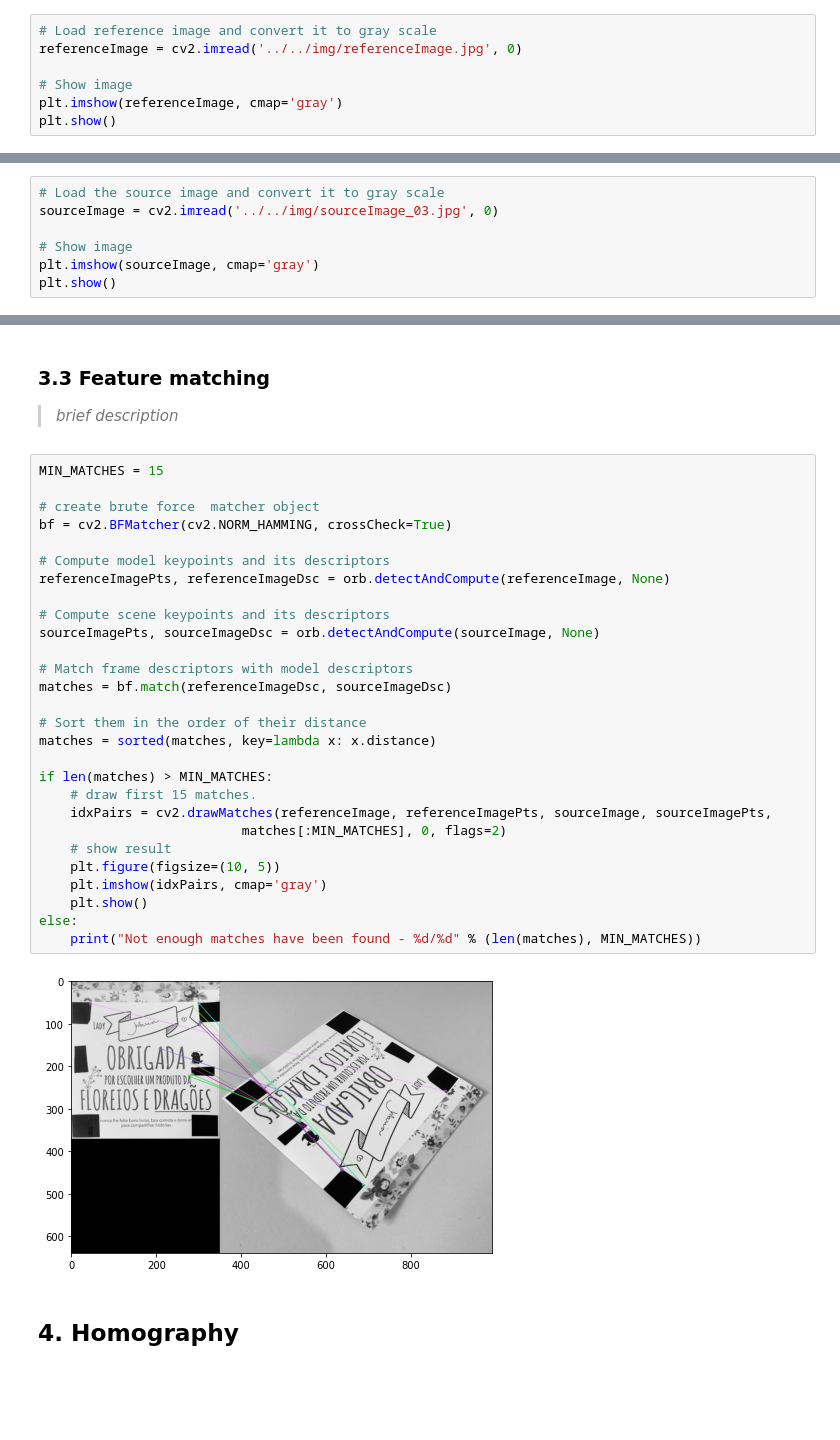
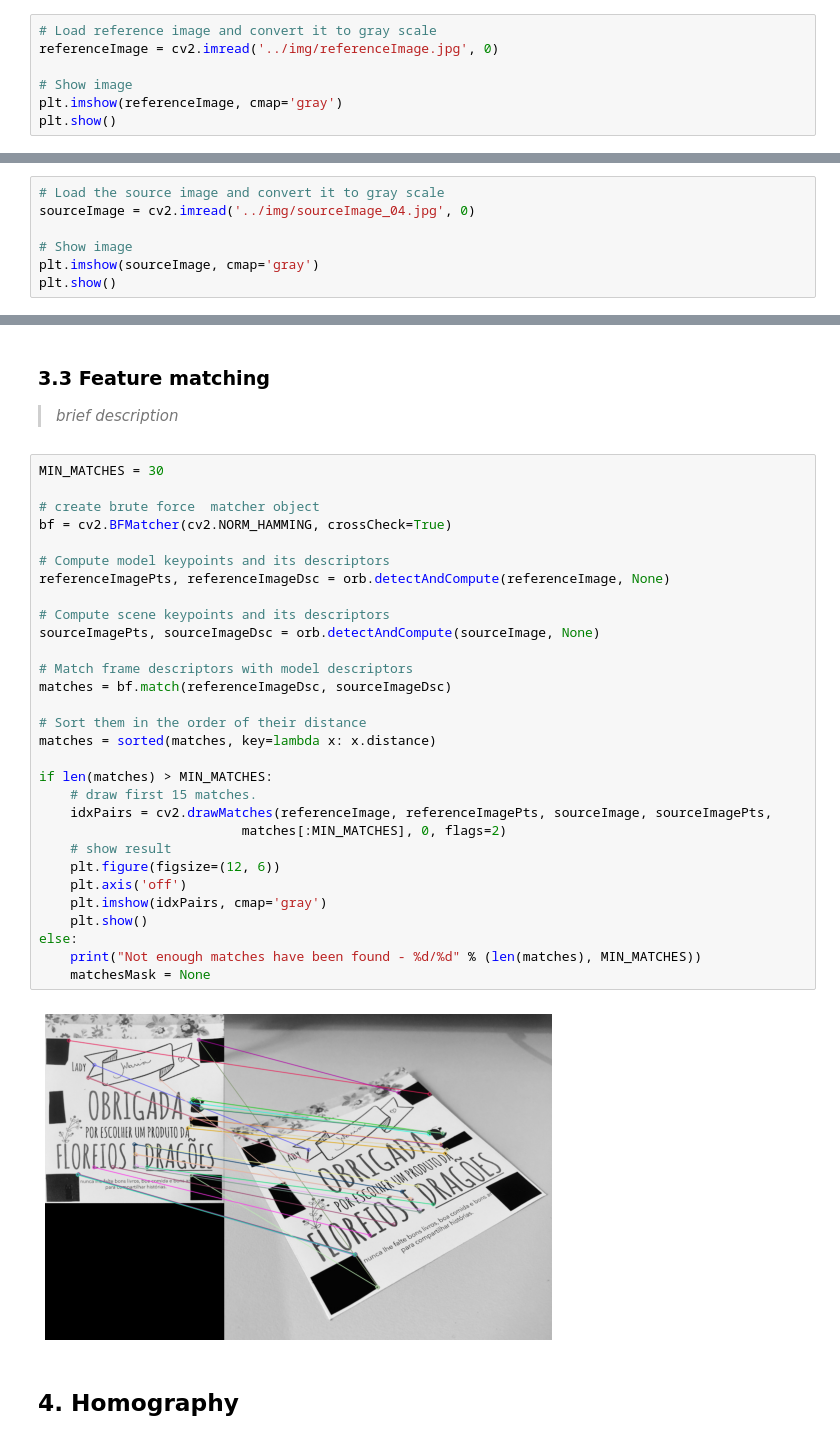
Before and after one commit to mafda/augmented_reality_101, a Jupyter notebook: src/AR_python_opencv.ipynb, the cells around one changed output, grey strips where cells are left out. Drawn from its saved outputs; the diff is of its cells as text; blank space fills up the shorter version.

Commit message:
include references, and fix bugs

```diff
--- a/src/AR_python_opencv.ipynb
+++ b/src/AR_python_opencv.ipynb
@@ -33,7 +33,7 @@ import matplotlib.pyplot as plt
 Load the reference image and convert to gray scale.
 # %%
 # Load reference image and convert it to gray scale
-referenceImage = cv2.imread('../../img/referenceImage.jpg', 0)
+referenceImage = cv2.imread('../img/referenceImage.jpg', 0)
 
 # Show image
 plt.imshow(referenceImage, cmap='gray')
@@ -46,7 +46,7 @@ plt.show()
 Load the source image and convert to gray scale
 # %%
 # Load the source image and convert it to gray scale
-sourceImage = cv2.imread('../../img/sourceImage_03.jpg', 0)
+sourceImage = cv2.imread('../img/sourceImage_04.jpg', 0)
 
 # Show image
 plt.imshow(sourceImage, cmap='gray')
@@ -107,35 +109,37 @@ plt.show()
 
 > *brief description*
 # %%
-MIN_MATCHES = 15
+MIN_MATCHES = 30
 
 # create brute force  matcher object
 bf = cv2.BFMatcher(cv2.NORM_HAMMING, crossCheck=True)
 
 # Compute model keypoints and its descriptors
 referenceImagePts, referenceImageDsc = orb.detectAndCompute(referenceImage, None)
 
 # Compute scene keypoints and its descriptors
 sourceImagePts, sourceImageDsc = orb.detectAndCompute(sourceImage, None)
 
 # Match frame descriptors with model descriptors
 matches = bf.match(referenceImageDsc, sourceImageDsc)
 
 # Sort them in the order of their distance
 matches = sorted(matches, key=lambda x: x.distance)
 
 if len(matches) > MIN_MATCHES:
     # draw first 15 matches.
     idxPairs = cv2.drawMatches(referenceImage, referenceImagePts, sourceImage, sourceImagePts,
                           matches[:MIN_MATCHES], 0, flags=2)
     # show result
-    plt.figure(figsize=(10, 5))
+    plt.figure(figsize=(12, 6))
+    plt.axis('off')
     plt.imshow(idxPairs, cmap='gray')
     plt.show()
 else:
     print("Not enough matches have been found - %d/%d" % (len(matches), MIN_MATCHES))
+    matchesMask = None
 # %% [output]
-[figure, old version]
+[figure, new version]
 # %% [markdown]
 ## 4. Homography
 # %% [markdown]
```
Also changed, not shown: parts of 7 cells of this notebook.
